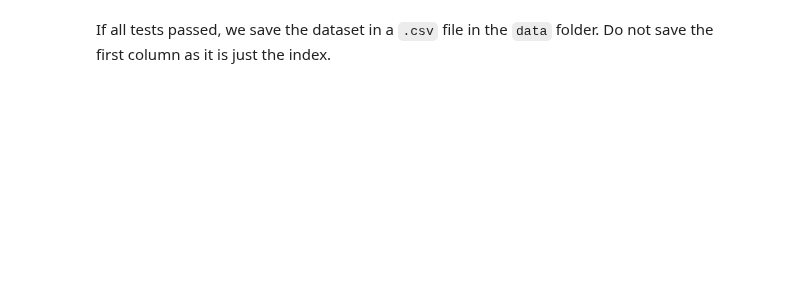
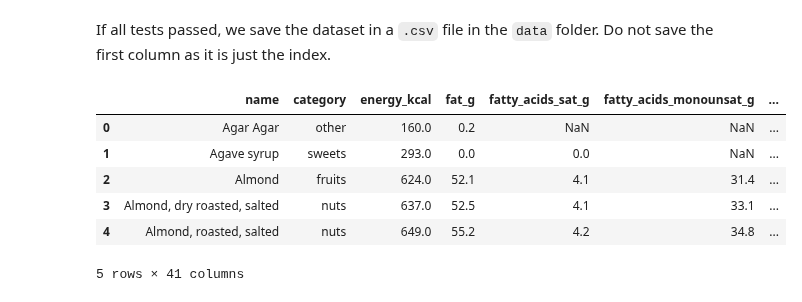
Before and after one commit to fsb-edu/ML4Food, a Jupyter notebook: scripts/Clean_Dataset.ipynb, the cells around one changed output. Drawn from its saved outputs; the diff is of its cells as text; code cells hidden in the pictures; blank space fills up the shorter version.

```diff
--- a/scripts/Clean_Dataset.ipynb
+++ b/scripts/Clean_Dataset.ipynb
@@ -24,6 +44,16 @@ count = dataset.astype(str).applymap(lambda x: x.count('<')).sum().sum()
 assert count==0
 # %% [markdown]
 If all tests passed, we save the dataset in a `.csv` file in the `data` folder. Do not save the first column as it is just the index.
+# %%
+dataset.head()
+# %% [output]
+|  | name | category | energy_kcal | fat_g | fatty_acids_sat_g | fatty_acids_monounsat_g | ... |
+| 0 | Agar Agar | other | 160.0 | 0.2 | NaN | NaN | ... |
+| 1 | Agave syrup | sweets | 293.0 | 0.0 | 0.0 | NaN | ... |
+| 2 | Almond | fruits | 624.0 | 52.1 | 4.1 | 31.4 | ... |
+| 3 | Almond, dry roasted, salted | nuts | 637.0 | 52.5 | 4.1 | 33.1 | ... |
+| 4 | Almond, roasted, salted | nuts | 649.0 | 55.2 | 4.2 | 34.8 | ... |
+5 rows × 41 columns
 # %%
 dataset.rename_axis('ID', inplace=True)
 dataset.reset_index(inplace=True)
```
Also changed, not shown: parts of 4 cells of this notebook, 21 other files.
